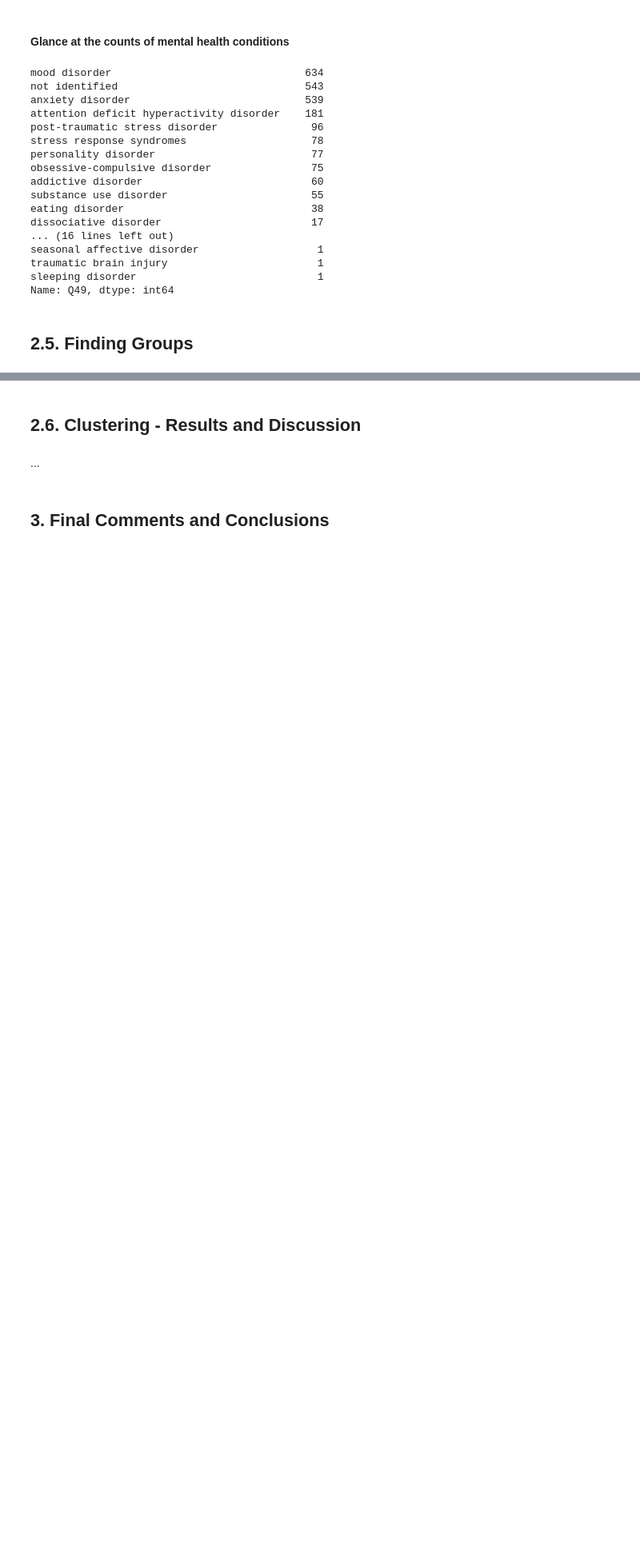
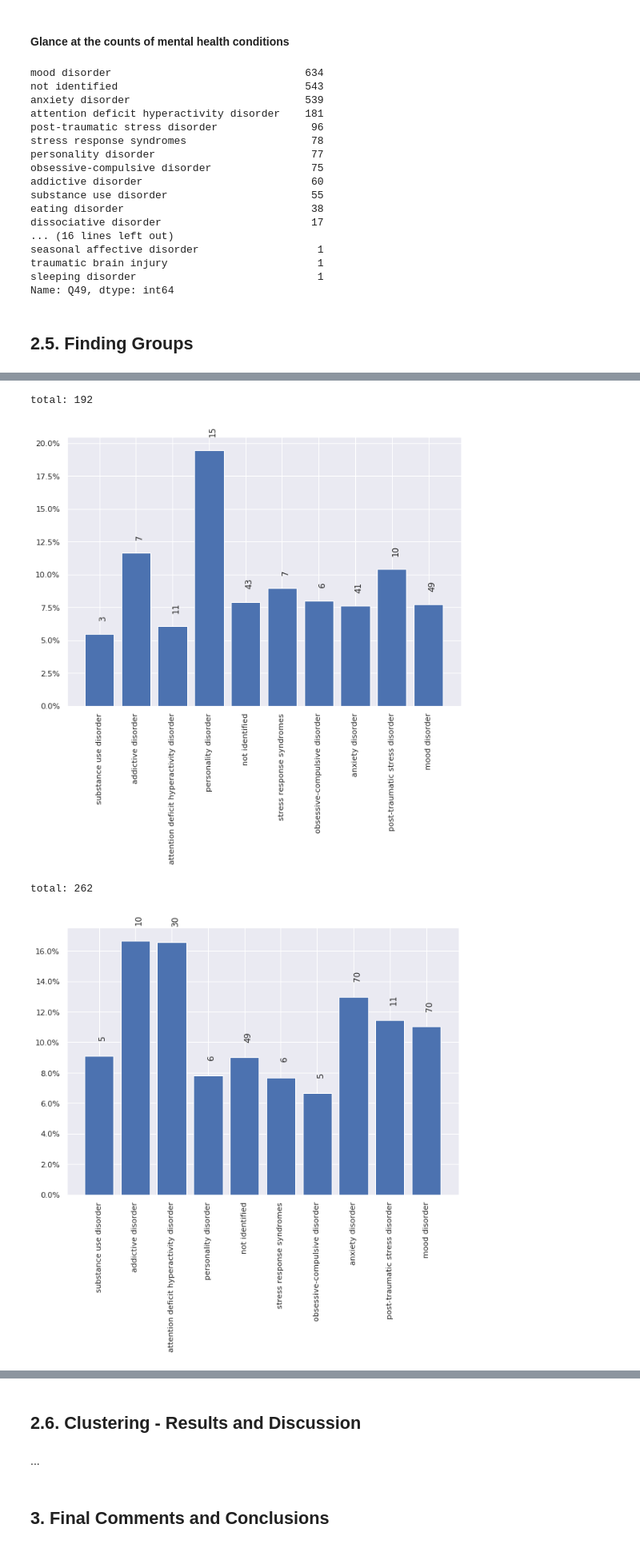
Before and after one commit to jakmak24/ML_health, a Jupyter notebook: AA_201819_Project.ipynb, the cells around one changed output, grey strips where cells are left out. Shown at 80% size. Saved outputs shown, nothing was run; the diff lists cells and outputs as text; code cells hidden in the pictures; blank space fills up the shorter version.

```diff
--- a/AA_201819_Project.ipynb
+++ b/AA_201819_Project.ipynb
@@ -1261,0 +1309,7 @@ analyze_clusters(KMeans(n_clusters=2, random_state=0), cluster_data(one_disorder
+# %%
+analyze_clusters(KMeans(n_clusters=10, random_state=0), cluster_data(above_50_df, 44))
+# %% [output]
+total: 192
+[figure, added]
+total: 262
+[figure, added]
```
Also changed, not shown: parts of 12 cells of this notebook.
